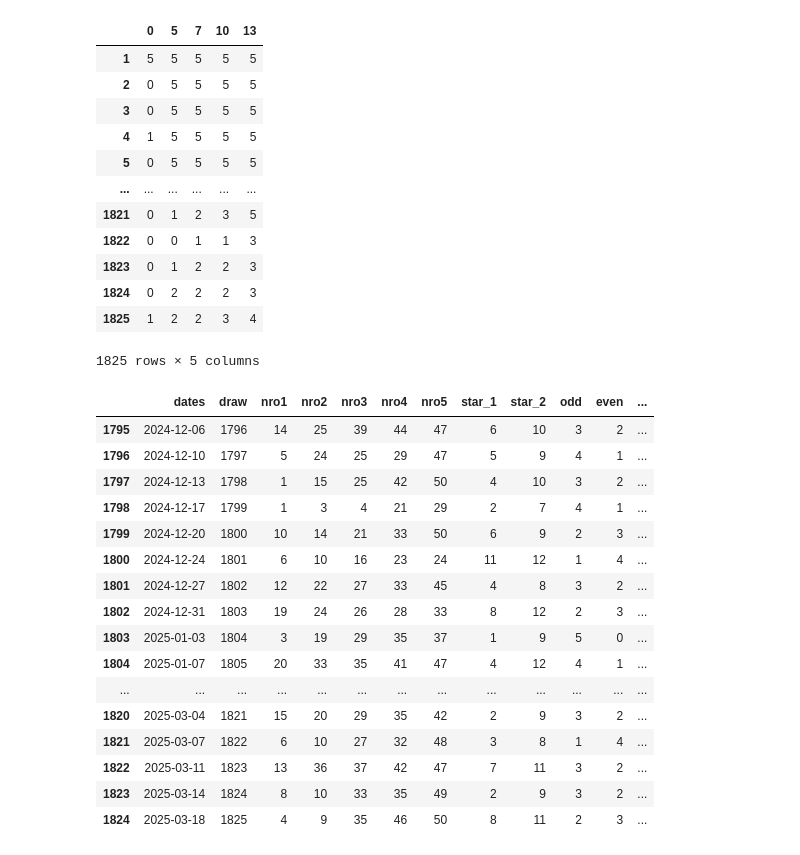
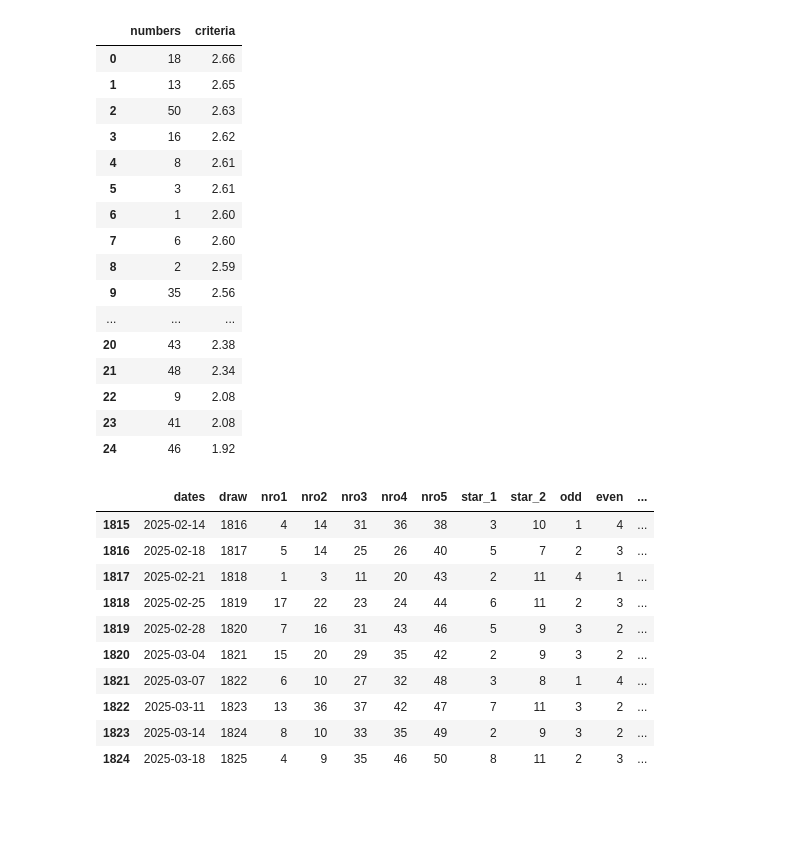
Before and after one commit to kjroy93/Lotto, a Jupyter notebook: test_notebook.ipynb, the cells around one changed output. Saved outputs shown, nothing was run; the diff lists cells and outputs as text; code cells hidden in the pictures; blank space fills up the shorter version.

```diff
--- a/test_notebook.ipynb
+++ b/test_notebook.ipynb
@@ -101,34 +121,32 @@ euromillions.numbers_of_tomorrow()
 # %%
-euromillions.evaluation
+euromillions.not_recommended_numbers
 # %% [output]
-|  | 0 | 5 | 7 | 10 | 13 |
-| 1 | 5 | 5 | 5 | 5 | 5 |
-| 2 | 0 | 5 | 5 | 5 | 5 |
-| 3 | 0 | 5 | 5 | 5 | 5 |
-| 4 | 1 | 5 | 5 | 5 | 5 |
-| 5 | 0 | 5 | 5 | 5 | 5 |
-| ... | ... | ... | ... | ... | ... |
-| 1821 | 0 | 1 | 2 | 3 | 5 |
-| 1822 | 0 | 0 | 1 | 1 | 3 |
-| 1823 | 0 | 1 | 2 | 2 | 3 |
-| 1824 | 0 | 2 | 2 | 2 | 3 |
-| 1825 | 1 | 2 | 2 | 3 | 4 |
+|  | numbers | criteria |
+| 0 | 18 | 2.66 |
+| 1 | 13 | 2.65 |
+| 2 | 50 | 2.63 |
+| 3 | 16 | 2.62 |
+| 4 | 8 | 2.61 |
+| 5 | 3 | 2.61 |
+| 6 | 1 | 2.60 |
+| 7 | 6 | 2.60 |
+| 8 | 2 | 2.59 |
+| 9 | 35 | 2.56 |
+| ... | ... | ... |
+| 20 | 43 | 2.38 |
+| 21 | 48 | 2.34 |
+| 22 | 9 | 2.08 |
+| 23 | 41 | 2.08 |
+| 24 | 46 | 1.92 |
-1825 rows × 5 columns
 # %%
-euromillions.df.iloc[-30:]
+euromillions.df.iloc[-10:]
 # %% [output]
 |  | dates | draw | nro1 | nro2 | nro3 | nro4 | nro5 | star_1 | star_2 | odd | even | ... |
-| 1795 | 2024-12-06 | 1796 | 14 | 25 | 39 | 44 | 47 | 6 | 10 | 3 | 2 | ... |
-| 1796 | 2024-12-10 | 1797 | 5 | 24 | 25 | 29 | 47 | 5 | 9 | 4 | 1 | ... |
-| 1797 | 2024-12-13 | 1798 | 1 | 15 | 25 | 42 | 50 | 4 | 10 | 3 | 2 | ... |
-| 1798 | 2024-12-17 | 1799 | 1 | 3 | 4 | 21 | 29 | 2 | 7 | 4 | 1 | ... |
-| 1799 | 2024-12-20 | 1800 | 10 | 14 | 21 | 33 | 50 | 6 | 9 | 2 | 3 | ... |
-| 1800 | 2024-12-24 | 1801 | 6 | 10 | 16 | 23 | 24 | 11 | 12 | 1 | 4 | ... |
-| 1801 | 2024-12-27 | 1802 | 12 | 22 | 27 | 33 | 45 | 4 | 8 | 3 | 2 | ... |
-| 1802 | 2024-12-31 | 1803 | 19 | 24 | 26 | 28 | 33 | 8 | 12 | 2 | 3 | ... |
-| 1803 | 2025-01-03 | 1804 | 3 | 19 | 29 | 35 | 37 | 1 | 9 | 5 | 0 | ... |
-| 1804 | 2025-01-07 | 1805 | 20 | 33 | 35 | 41 | 47 | 4 | 12 | 4 | 1 | ... |
-| ... | ... | ... | ... | ... | ... | ... | ... | ... | ... | ... | ... | ... |
+| 1815 | 2025-02-14 | 1816 | 4 | 14 | 31 | 36 | 38 | 3 | 10 | 1 | 4 | ... |
+| 1816 | 2025-02-18 | 1817 | 5 | 14 | 25 | 26 | 40 | 5 | 7 | 2 | 3 | ... |
+| 1817 | 2025-02-21 | 1818 | 1 | 3 | 11 | 20 | 43 | 2 | 11 | 4 | 1 | ... |
+| 1818 | 2025-02-25 | 1819 | 17 | 22 | 23 | 24 | 44 | 6 | 11 | 2 | 3 | ... |
+| 1819 | 2025-02-28 | 1820 | 7 | 16 | 31 | 43 | 46 | 5 | 9 | 3 | 2 | ... |
 | 1820 | 2025-03-04 | 1821 | 15 | 20 | 29 | 35 | 42 | 2 | 9 | 3 | 2 | ... |
 | 1821 | 2025-03-07 | 1822 | 6 | 10 | 27 | 32 | 48 | 3 | 8 | 1 | 4 | ... |
 | 1822 | 2025-03-11 | 1823 | 13 | 36 | 37 | 42 | 47 | 7 | 11 | 3 | 2 | ... |
```
Also changed, not shown: parts of 10 cells of this notebook, 3 other files.
